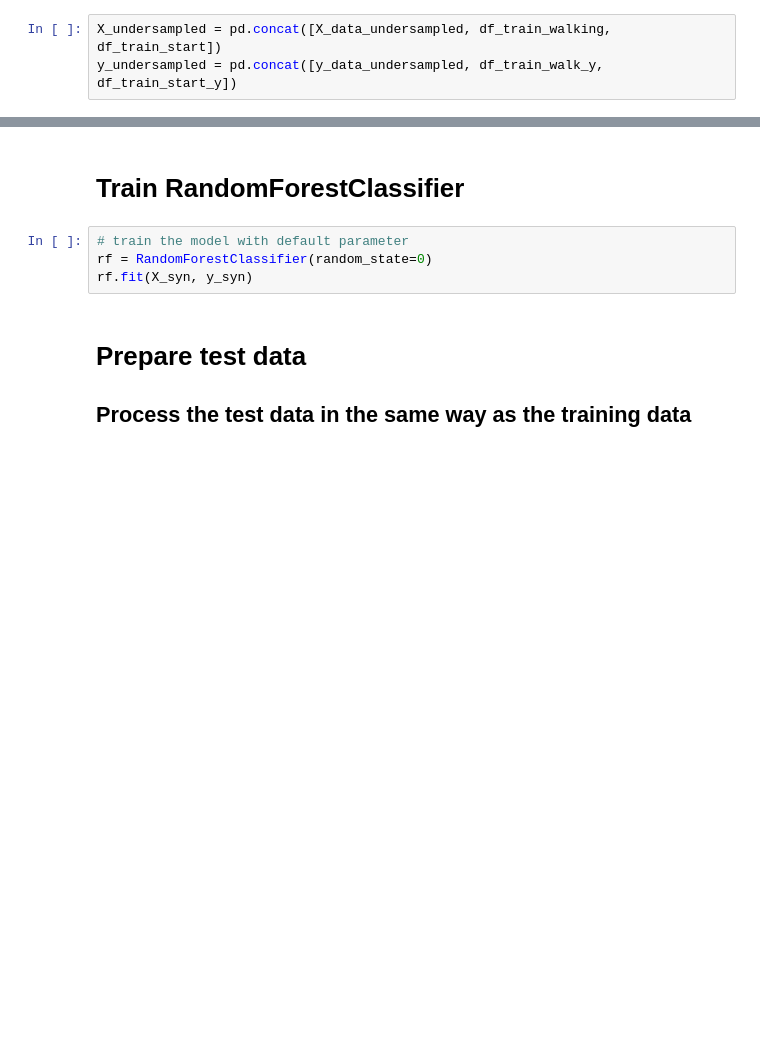
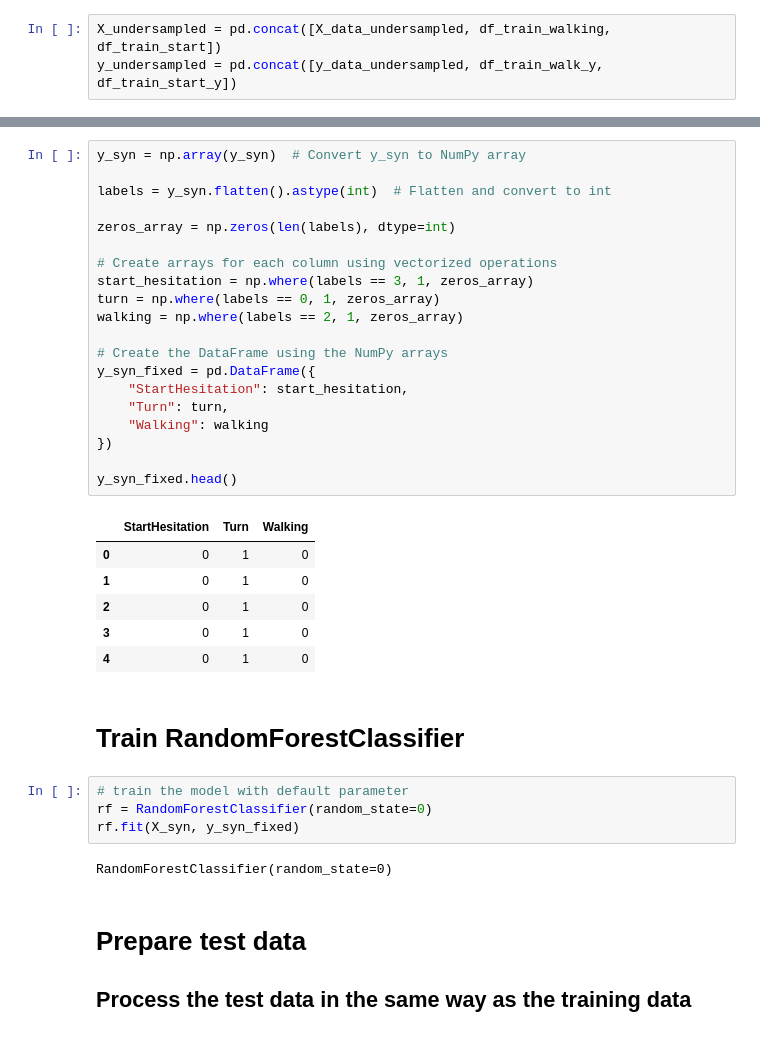
Before and after one commit to laurens88/mlip, a Jupyter notebook: super-simple-baseline.ipynb, the cells around one changed output, grey strips where cells are left out. Cells and saved outputs as stored; diff of their text form; blank space fills up the shorter version.

```diff
--- a/super-simple-baseline.ipynb
+++ b/super-simple-baseline.ipynb
@@ -286,9 +296,38 @@ print(len(np.where(y_syn == 3)[0]))
+# %%
+y_syn = np.array(y_syn)  # Convert y_syn to NumPy array
+
+labels = y_syn.flatten().astype(int)  # Flatten and convert to int
+
+zeros_array = np.zeros(len(labels), dtype=int)
+
+# Create arrays for each column using vectorized operations
+start_hesitation = np.where(labels == 3, 1, zeros_array)
+turn = np.where(labels == 0, 1, zeros_array)
+walking = np.where(labels == 2, 1, zeros_array)
+
+# Create the DataFrame using the NumPy arrays
+y_syn_fixed = pd.DataFrame({
+    "StartHesitation": start_hesitation,
+    "Turn": turn,
+    "Walking": walking
+})
+
+y_syn_fixed.head()
+# %% [output]
+|  | StartHesitation | Turn | Walking |
+| 0 | 0 | 1 | 0 |
+| 1 | 0 | 1 | 0 |
+| 2 | 0 | 1 | 0 |
+| 3 | 0 | 1 | 0 |
+| 4 | 0 | 1 | 0 |
 # %% [markdown]
 # Train RandomForestClassifier
 # %%
 # train the model with default parameter
 rf = RandomForestClassifier(random_state=0)
-rf.fit(X_syn, y_syn)
+rf.fit(X_syn, y_syn_fixed)
+# %% [output]
+RandomForestClassifier(random_state=0)
 # %% [markdown]
 # Prepare test data
 
```
Also changed, not shown: parts of 16 cells of this notebook.
